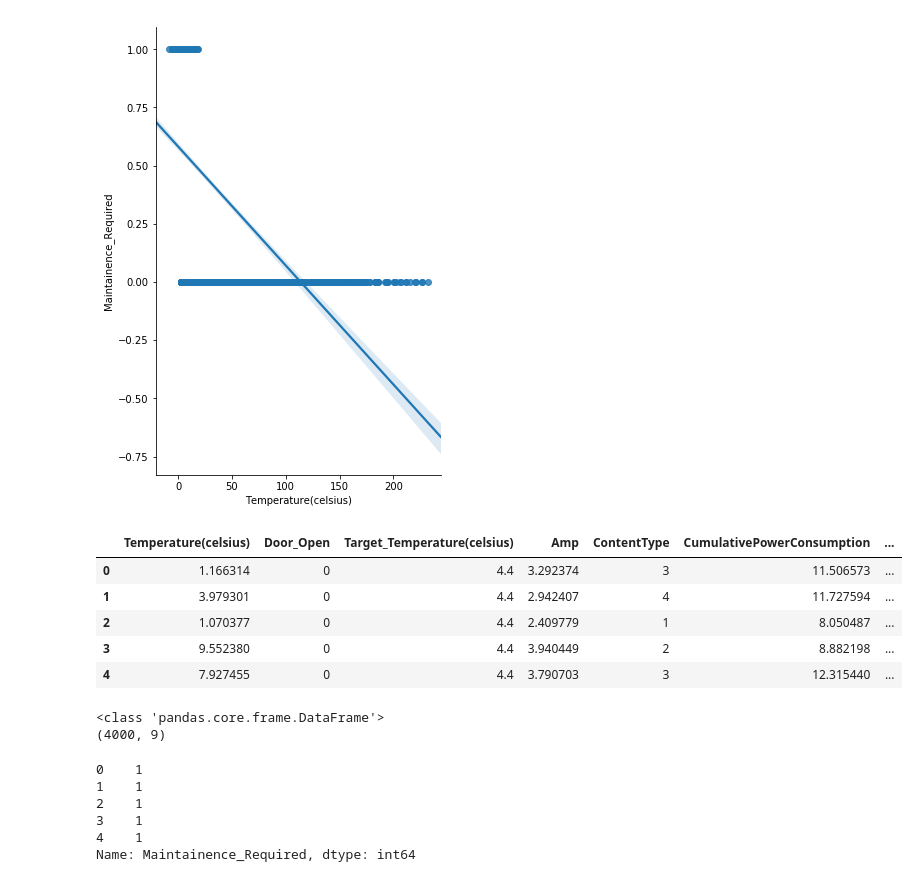
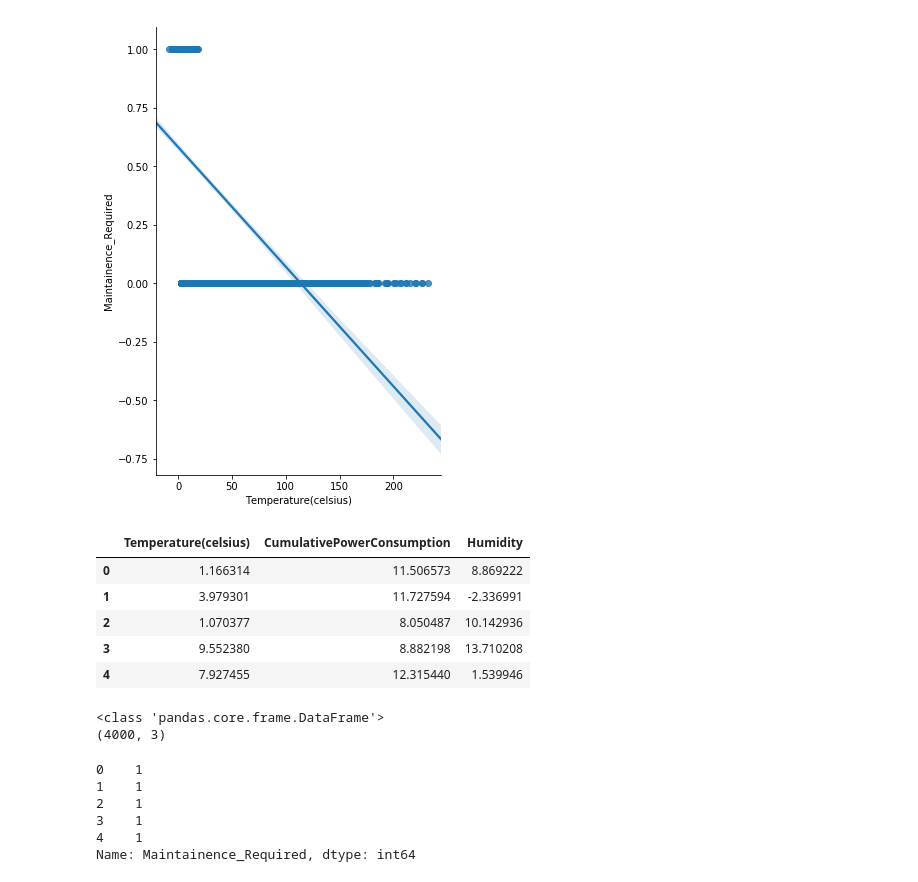
Before and after one commit to ibm-cloud-architecture/refarch-kc-container-ms, a Jupyter notebook: predictiveModel/model.ipynb, the cells around one changed output. Saved outputs shown, nothing was run; the diff lists cells and outputs as text; code cells hidden in the pictures.

```diff
--- a/predictiveModel/model.ipynb
+++ b/predictiveModel/model.ipynb
@@ -26,31 +26,29 @@ sns.pairplot(data, x_vars=['Temperature(celsius)'], y_vars='Maintainence_Require
 [figure]
 # %%
 # create a Python list of feature names
-feature_cols = ['Temperature(celsius)', 'Door_Open','Target_Temperature(celsius)','Amp','ContentType','CumulativePowerConsumption'
-                          ,'Humidity','CO2','Defrost_Cycle']
+#feature_cols = ['Temperature(celsius)','CumulativePowerConsumption','Humidity']
 
 # use the list to select a subset of the original DataFrame
-#X = data[feature_cols]
+X = data[feature_cols]
 
-X = data[['Temperature(celsius)', 'Door_Open','Target_Temperature(celsius)','Amp','ContentType','CumulativePowerConsumption'
-                          ,'Humidity','CO2','Defrost_Cycle']]
+#X = data[['Temperature(celsius)', 'Door_Open','Target_Temperature(celsius)','Amp','ContentType','CumulativePowerConsumption'
+                         # ,'Humidity','CO2','Defrost_Cycle']]
 
 # print the first 5 rows
-X.head()
 # %% [output]
-|  | Temperature(celsius) | Door_Open | Target_Temperature(celsius) | Amp | ContentType | CumulativePowerConsumption | ... |
-| 0 | 1.166314 | 0 | 4.4 | 3.292374 | 3 | 11.506573 | ... |
-| 1 | 3.979301 | 0 | 4.4 | 2.942407 | 4 | 11.727594 | ... |
-| 2 | 1.070377 | 0 | 4.4 | 2.409779 | 1 | 8.050487 | ... |
-| 3 | 9.552380 | 0 | 4.4 | 3.940449 | 2 | 8.882198 | ... |
-| 4 | 7.927455 | 0 | 4.4 | 3.790703 | 3 | 12.315440 | ... |
+|  | Temperature(celsius) | CumulativePowerConsumption | Humidity |
+| 0 | 1.166314 | 11.506573 | 8.869222 |
+| 1 | 3.979301 | 11.727594 | -2.336991 |
+| 2 | 1.070377 | 8.050487 | 10.142936 |
+| 3 | 9.552380 | 8.882198 | 13.710208 |
+| 4 | 7.927455 | 12.315440 | 1.539946 |
 # %%
 # check the type and shape of X
 print(type(X))
 print(X.shape)
 # %% [output]
 <class 'pandas.core.frame.DataFrame'>
-(4000, 9)
+(4000, 3)
 # %%
 # select a Series from the DataFrame
 y = data['Maintainence_Required']
```
Also changed, not shown: parts of 5 cells of this notebook, 5 other files.
